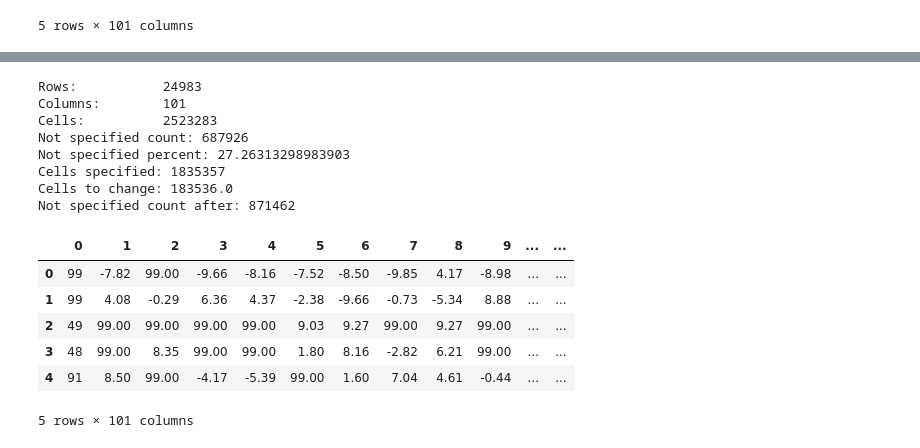
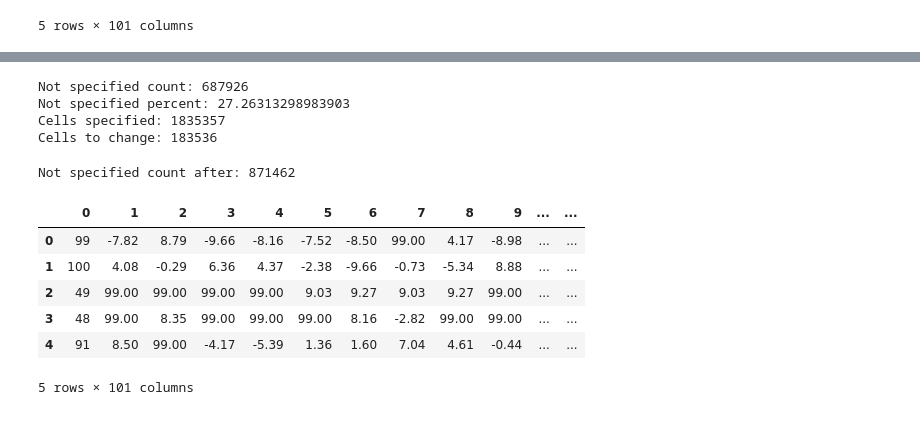
Before and after one commit to JamesMadge/ce888labs, a Jupyter notebook: lab4_new/jm17290 - Lab 4.ipynb, the cells around one changed output, grey strips where cells are left out. Saved outputs shown, nothing was run; the diff lists cells and outputs as text; code cells hidden in the pictures.

Commit message:
lab-4 part 2.

```diff
--- a/lab4_new/jm17290 - Lab 4.ipynb
+++ b/lab4_new/jm17290 - Lab 4.ipynb
@@ -17,67 +45,46 @@ df.head()
+# %%
+# Get number cells that require changing.
+
+# iloc: 'Purely integer-location based indexing for selection by position'.
+# iloc: http://pandas.pydata.org/pandas-docs/version/0.17.0/generated/pandas.DataFrame.iloc.html
+
+cells_not_specified = (df_validation.iloc[:,:] == 99).sum().sum()
+cells_not_specified_percent = (cells_not_specified / cells) * 100
+
+print('Not specified count: ' + str(cells_not_specified))
+print('Not specified percent: ' + str(cells_not_specified_percent))
+
+cells_specified = cells - cells_not_specified
+cells_to_change = round(cells_specified * 0.1).astype(int)
+
+print('Cells specified: ' + str(cells_specified))
+print('Cells to change: ' + str(cells_to_change))
+# %% [output]
+Not specified count: 687926
+Not specified percent: 27.26313298983903
+Cells specified: 1835357
+Cells to change: 183536
 # %%
-# 2. Label 10% of the dataset cells as 99, to denote they are part of the
-# validation set.
-
+# Change 10% of cells to '99'.
 import random as rand
-
-df_validation = df.copy()
-df_validation.head()
-
-# Get data from metrics.
-rows = df_validation.shape[0]
-cols = df_validation.shape[1]
-cells = rows * cols
-
-print('Rows:\t\t' + str(rows))
-print('Columns:\t' + str(cols))
-print('Cells:\t\t' + str(cells))
-
-# Get number of unspecified values in the data set.
-cells_not_specified = (df_validation.iloc[:,:] == 99).sum().sum()
-cells_not_specified_percent = (cells_not_specified / cells) * 100
-
-print('Not specified count: ' + str(cells_not_specified))
-print('Not specified percent: ' + str(cells_not_specified_percent))
-
-# Calculate the percent of cells to change.
-cells_specified = cells - cells_not_specified
-cells_to_change = round(cells_specified * 0.1)
-
-print('Cells specified: ' + str(cells_specified))
-print('Cells to change: ' + str(cells_to_change))
 
 row = 0
 col = 0
-for x in range(0, cells_to_change.astype(int)):
+for x in range(0, cells_to_change):
     while (df_validation.iloc[row, col]) == 99:
         row = rand.randint(0, rows - 1)
         col = rand.randint(0, cols - 1)
-
     df_validation.at[row, col] = 99
 
 print('Not specified count after: ' + str((df_validation.iloc[:,:] == 99).sum().sum()))
 
 df_validation.head()
-
-# df_validation.at[1, 0] = 5
-# loc
-# iloc
-# ix
-# at
-# iat
 # %% [output]
-Rows:           24983
-Columns:        101
-Cells:          2523283
-Not specified count: 687926
-Not specified percent: 27.26313298983903
-Cells specified: 1835357
-Cells to change: 183536.0
 Not specified count after: 871462
 |  | 0 | 1 | 2 | 3 | 4 | 5 | 6 | 7 | 8 | 9 | ... | ... |
-| 0 | 99 | -7.82 | 99.00 | -9.66 | -8.16 | -7.52 | -8.50 | -9.85 | 4.17 | -8.98 | ... | ... |
-| 1 | 99 | 4.08 | -0.29 | 6.36 | 4.37 | -2.38 | -9.66 | -0.73 | -5.34 | 8.88 | ... | ... |
-| 2 | 49 | 99.00 | 99.00 | 99.00 | 99.00 | 9.03 | 9.27 | 99.00 | 9.27 | 99.00 | ... | ... |
-| 3 | 48 | 99.00 | 8.35 | 99.00 | 99.00 | 1.80 | 8.16 | -2.82 | 6.21 | 99.00 | ... | ... |
-| 4 | 91 | 8.50 | 99.00 | -4.17 | -5.39 | 99.00 | 1.60 | 7.04 | 4.61 | -0.44 | ... | ... |
+| 0 | 99 | -7.82 | 8.79 | -9.66 | -8.16 | -7.52 | -8.50 | 99.00 | 4.17 | -8.98 | ... | ... |
+| 1 | 100 | 4.08 | -0.29 | 6.36 | 4.37 | -2.38 | -9.66 | -0.73 | -5.34 | 8.88 | ... | ... |
+| 2 | 49 | 99.00 | 99.00 | 99.00 | 99.00 | 9.03 | 9.27 | 9.03 | 9.27 | 99.00 | ... | ... |
+| 3 | 48 | 99.00 | 8.35 | 99.00 | 99.00 | 99.00 | 8.16 | -2.82 | 99.00 | 99.00 | ... | ... |
+| 4 | 91 | 8.50 | 99.00 | -4.17 | -5.39 | 1.36 | 1.60 | 7.04 | 4.61 | -0.44 | ... | ... |
 5 rows × 101 columns
```
Also changed, not shown: parts of 9 cells of this notebook, 2 other files.
